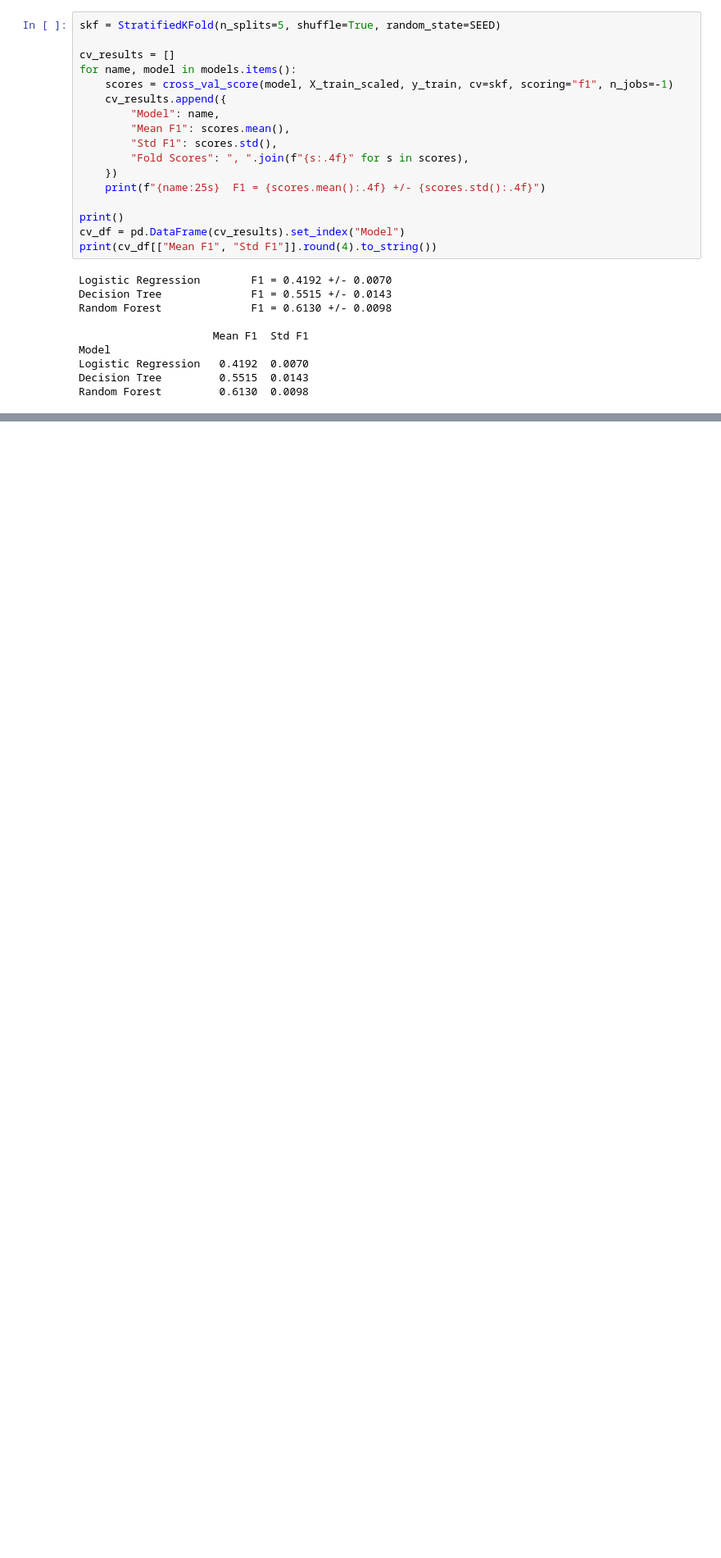
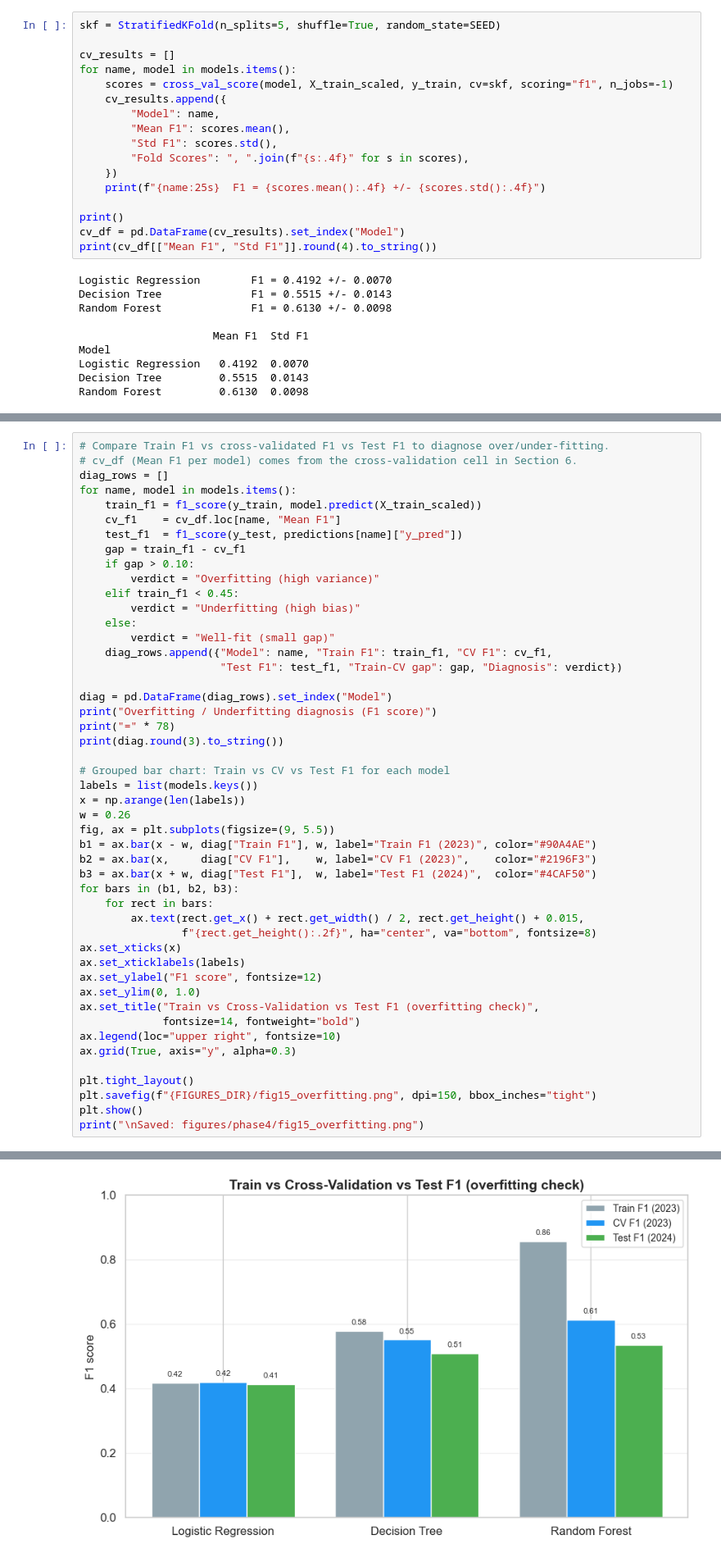
Before and after one commit to abdallah-mattour/Flight-Delay-Project, a Jupyter notebook: notebooks/04_modelling.ipynb, the cells around one changed output, grey strips where cells are left out. Shown at 82% size. Cells and saved outputs as stored; diff of their text form; blank space fills up the shorter version.

Commit message:
phase 4: Enhanced modelling notebook with expanded problem definition, added overfitting/underfitting analysis, and finalized Random Forest as the selected model

```diff
--- a/notebooks/04_modelling.ipynb
+++ b/notebooks/04_modelling.ipynb
@@ -532,0 +588,49 @@ Random Forest         0.6130  0.0098
+# %%
+# Compare Train F1 vs cross-validated F1 vs Test F1 to diagnose over/under-fitting.
+# cv_df (Mean F1 per model) comes from the cross-validation cell in Section 6.
+diag_rows = []
+for name, model in models.items():
+    train_f1 = f1_score(y_train, model.predict(X_train_scaled))
+    cv_f1    = cv_df.loc[name, "Mean F1"]
+    test_f1  = f1_score(y_test, predictions[name]["y_pred"])
+    gap = train_f1 - cv_f1
+    if gap > 0.10:
+        verdict = "Overfitting (high variance)"
+    elif train_f1 < 0.45:
+        verdict = "Underfitting (high bias)"
+    else:
+        verdict = "Well-fit (small gap)"
+    diag_rows.append({"Model": name, "Train F1": train_f1, "CV F1": cv_f1,
+                      "Test F1": test_f1, "Train-CV gap": gap, "Diagnosis": verdict})
+
+diag = pd.DataFrame(diag_rows).set_index("Model")
+print("Overfitting / Underfitting diagnosis (F1 score)")
+print("=" * 78)
+print(diag.round(3).to_string())
+
+# Grouped bar chart: Train vs CV vs Test F1 for each model
+labels = list(models.keys())
+x = np.arange(len(labels))
+w = 0.26
+fig, ax = plt.subplots(figsize=(9, 5.5))
+b1 = ax.bar(x - w, diag["Train F1"], w, label="Train F1 (2023)", color="#90A4AE")
+b2 = ax.bar(x,     diag["CV F1"],    w, label="CV F1 (2023)",    color="#2196F3")
+b3 = ax.bar(x + w, diag["Test F1"],  w, label="Test F1 (2024)",  color="#4CAF50")
+for bars in (b1, b2, b3):
+    for rect in bars:
+        ax.text(rect.get_x() + rect.get_width() / 2, rect.get_height() + 0.015,
+                f"{rect.get_height():.2f}", ha="center", va="bottom", fontsize=8)
+ax.set_xticks(x)
+ax.set_xticklabels(labels)
+ax.set_ylabel("F1 score", fontsize=12)
+ax.set_ylim(0, 1.0)
+ax.set_title("Train vs Cross-Validation vs Test F1 (overfitting check)",
+             fontsize=14, fontweight="bold")
+ax.legend(loc="upper right", fontsize=10)
+ax.grid(True, axis="y", alpha=0.3)
+
+plt.tight_layout()
+plt.savefig(f"{FIGURES_DIR}/fig15_overfitting.png", dpi=150, bbox_inches="tight")
+plt.show()
+print("\nSaved: figures/phase4/fig15_overfitting.png")
+# %% [output]
@@ -532,0 +644 @@ Random Forest         0.6130  0.0098
+[figure, added]
```
Also changed, not shown: parts of 11 cells of this notebook, 2 other files.
